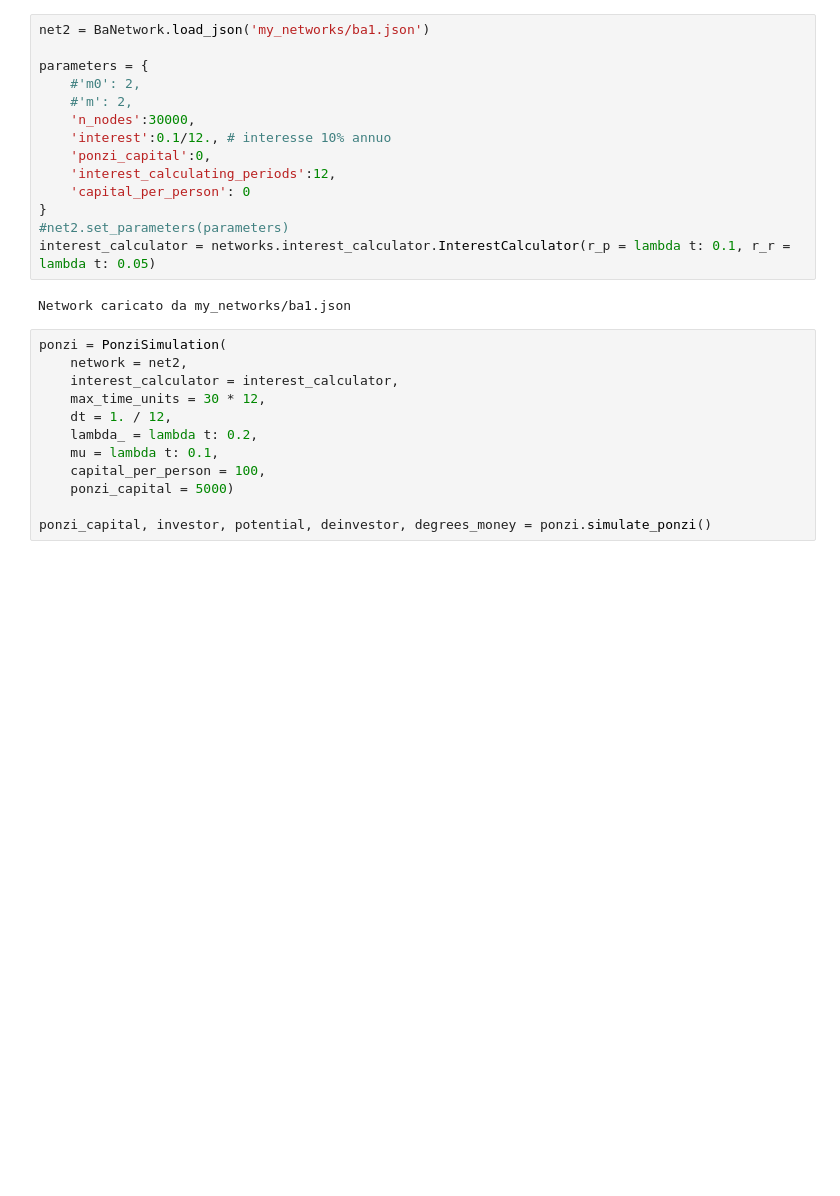
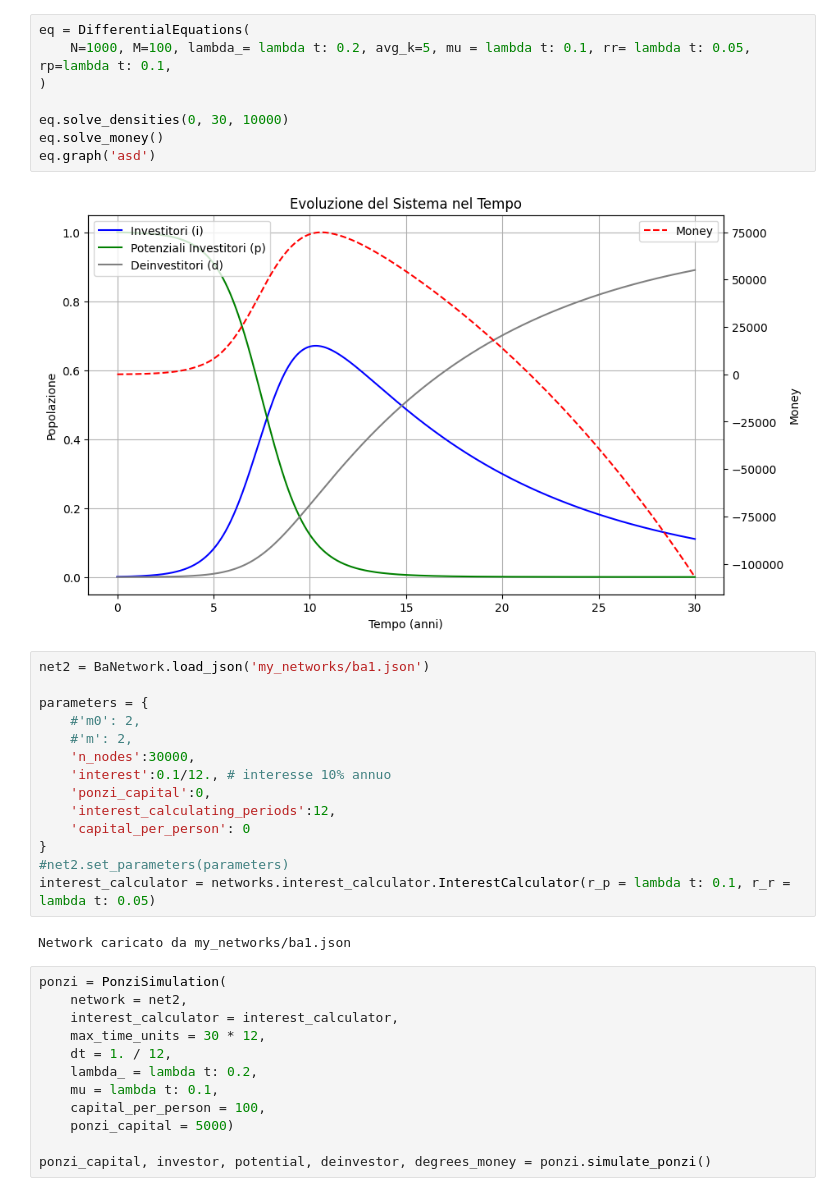
Before and after one commit to NexganGH/Ponzi-Scheme, a Jupyter notebook: pde_calculator.ipynb, the cells around one changed output. Saved outputs shown, nothing was run; the diff lists cells and outputs as text; blank space fills up the shorter version.

```diff
--- a/pde_calculator.ipynb
+++ b/pde_calculator.ipynb
@@ -26,3 +26,13 @@ eq.graph('asd')
+# %%
+eq = DifferentialEquations(
+    N=1000, M=100, lambda_= lambda t: 0.2, avg_k=5, mu = lambda t: 0.1, rr= lambda t: 0.05, rp=lambda t: 0.1,
+)
+
+eq.solve_densities(0, 30, 10000)
+eq.solve_money()
+eq.graph('asd')
+# %% [output]
+[figure, added]
 # %%
 net2 = BaNetwork.load_json('my_networks/ba1.json')
 
```
Also changed, not shown: parts of 2 cells of this notebook, 12 other files.
